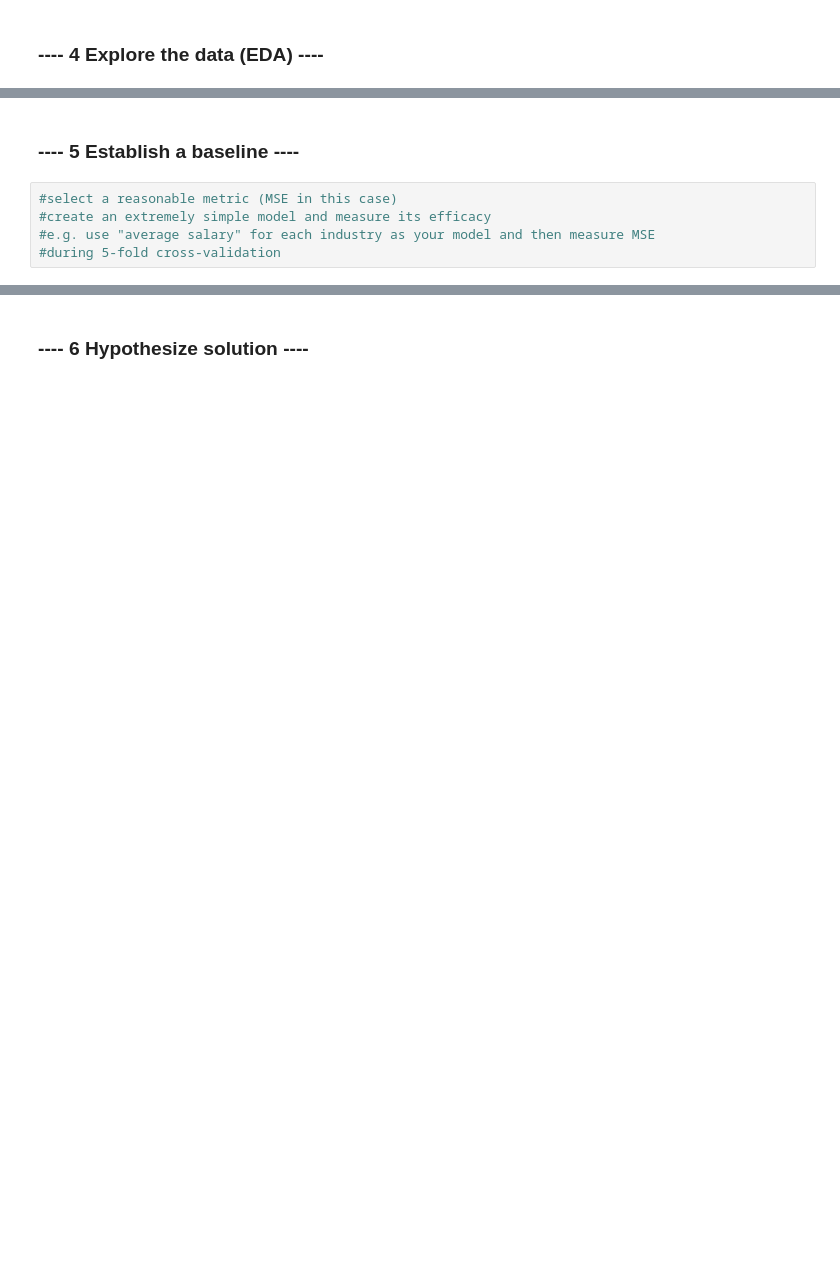
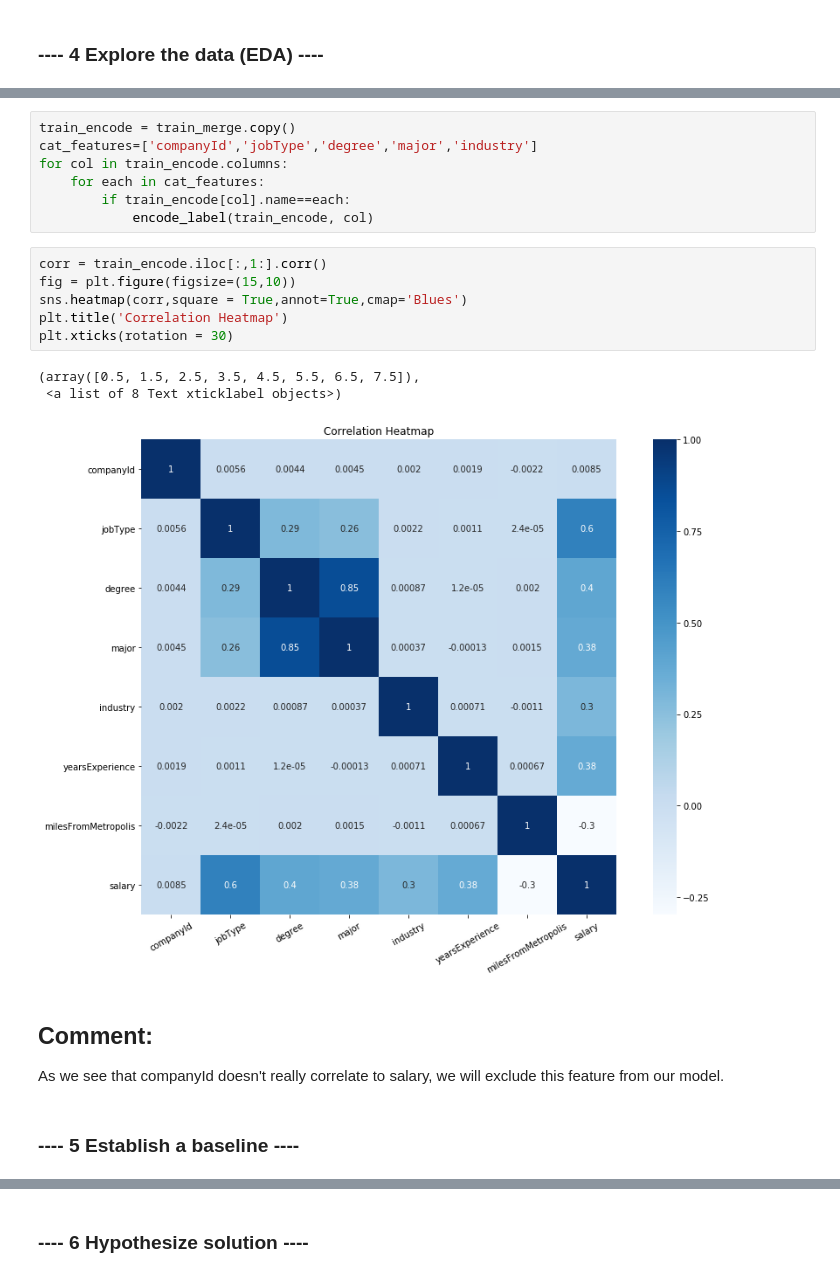
Before and after one commit to tracy15932/salary_prediction, a Jupyter notebook: salary_prediction.ipynb, the cells around one changed output, grey strips where cells are left out. Saved outputs shown, nothing was run; the diff lists cells and outputs as text; blank space fills up the shorter version.

```diff
--- a/salary_prediction.ipynb
+++ b/salary_prediction.ipynb
@@ -250,7 +343,22 @@ outliers[outliers.jobType=='JUNIOR']
+# %%
+train_encode = train_merge.copy()
+cat_features=['companyId','jobType','degree','major','industry']
+for col in train_encode.columns:
+    for each in cat_features:
+        if train_encode[col].name==each:
+            encode_label(train_encode, col)
+# %%
+corr = train_encode.iloc[:,1:].corr()
+fig = plt.figure(figsize=(15,10))
+sns.heatmap(corr,square = True,annot=True,cmap='Blues')
+plt.title('Correlation Heatmap')
+plt.xticks(rotation = 30)
+# %% [output]
+(array([0.5, 1.5, 2.5, 3.5, 4.5, 5.5, 6.5, 7.5]),
+ <a list of 8 Text xticklabel objects>)
+[figure, added]
+# %% [markdown]
+## Comment:
+As we see that companyId doesn't really correlate to salary, we will exclude this feature from our model.
 # %% [markdown]
 ### ---- 5 Establish a baseline ----
-# %%
-#select a reasonable metric (MSE in this case)
-#create an extremely simple model and measure its efficacy
-#e.g. use "average salary" for each industry as your model and then measure MSE
-#during 5-fold cross-validation
```
Also changed, not shown: parts of 66 cells of this notebook.
